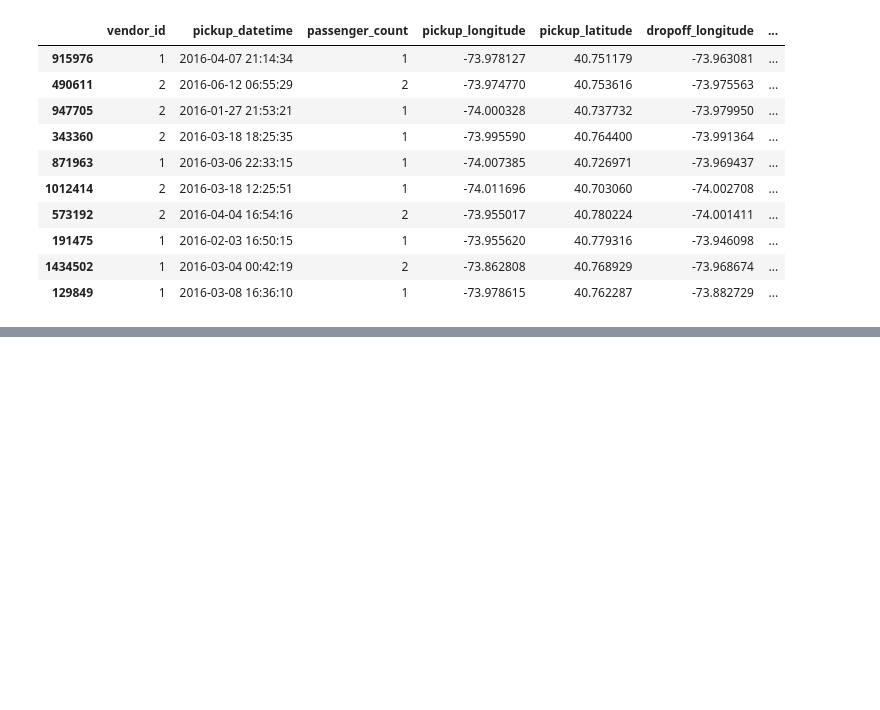
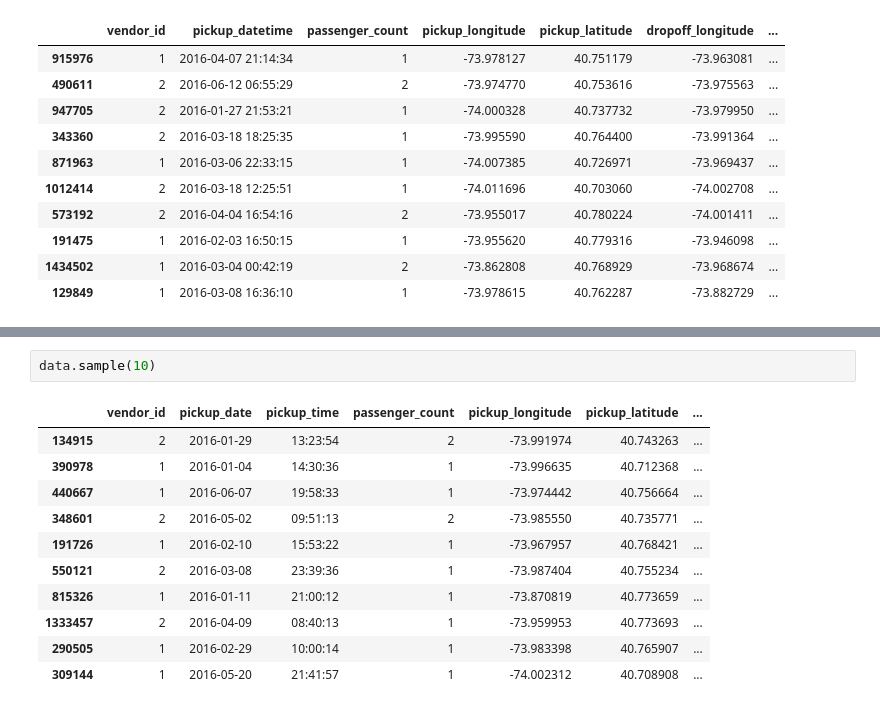
Before and after one commit to agarwal-gopesh/heart-disease, a Jupyter notebook: notebooks/1_Analysis.ipynb, the cells around one changed output, grey strips where cells are left out. Drawn from its saved outputs; the diff is of its cells as text; blank space fills up the shorter version.

```diff
--- a/notebooks/1_Analysis.ipynb
+++ b/notebooks/1_Analysis.ipynb
@@ -88,0 +110,14 @@ data.sample(10)
+# %%
+data.sample(10)
+# %% [output]
+|  | vendor_id | pickup_date | pickup_time | passenger_count | pickup_longitude | pickup_latitude | ... |
+| 134915 | 2 | 2016-01-29 | 13:23:54 | 2 | -73.991974 | 40.743263 | ... |
+| 390978 | 1 | 2016-01-04 | 14:30:36 | 1 | -73.996635 | 40.712368 | ... |
+| 440667 | 1 | 2016-06-07 | 19:58:33 | 1 | -73.974442 | 40.756664 | ... |
+| 348601 | 2 | 2016-05-02 | 09:51:13 | 2 | -73.985550 | 40.735771 | ... |
+| 191726 | 1 | 2016-02-10 | 15:53:22 | 1 | -73.967957 | 40.768421 | ... |
+| 550121 | 2 | 2016-03-08 | 23:39:36 | 1 | -73.987404 | 40.755234 | ... |
+| 815326 | 1 | 2016-01-11 | 21:00:12 | 1 | -73.870819 | 40.773659 | ... |
+| 1333457 | 2 | 2016-04-09 | 08:40:13 | 1 | -73.959953 | 40.773693 | ... |
+| 290505 | 1 | 2016-02-29 | 10:00:14 | 1 | -73.983398 | 40.765907 | ... |
+| 309144 | 1 | 2016-05-20 | 21:41:57 | 1 | -74.002312 | 40.708908 | ... |
```
Also changed, not shown: parts of 10 cells of this notebook, 4 other files.
